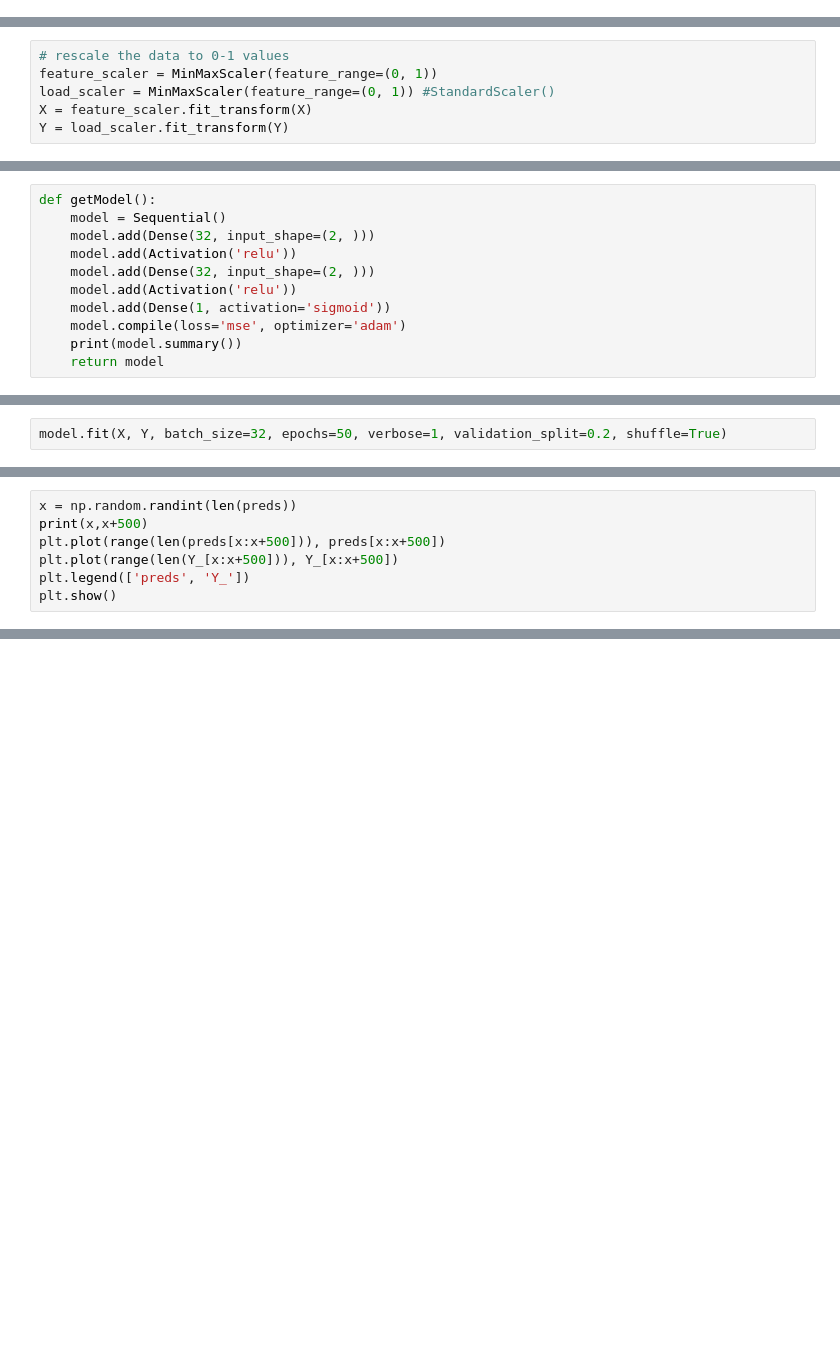
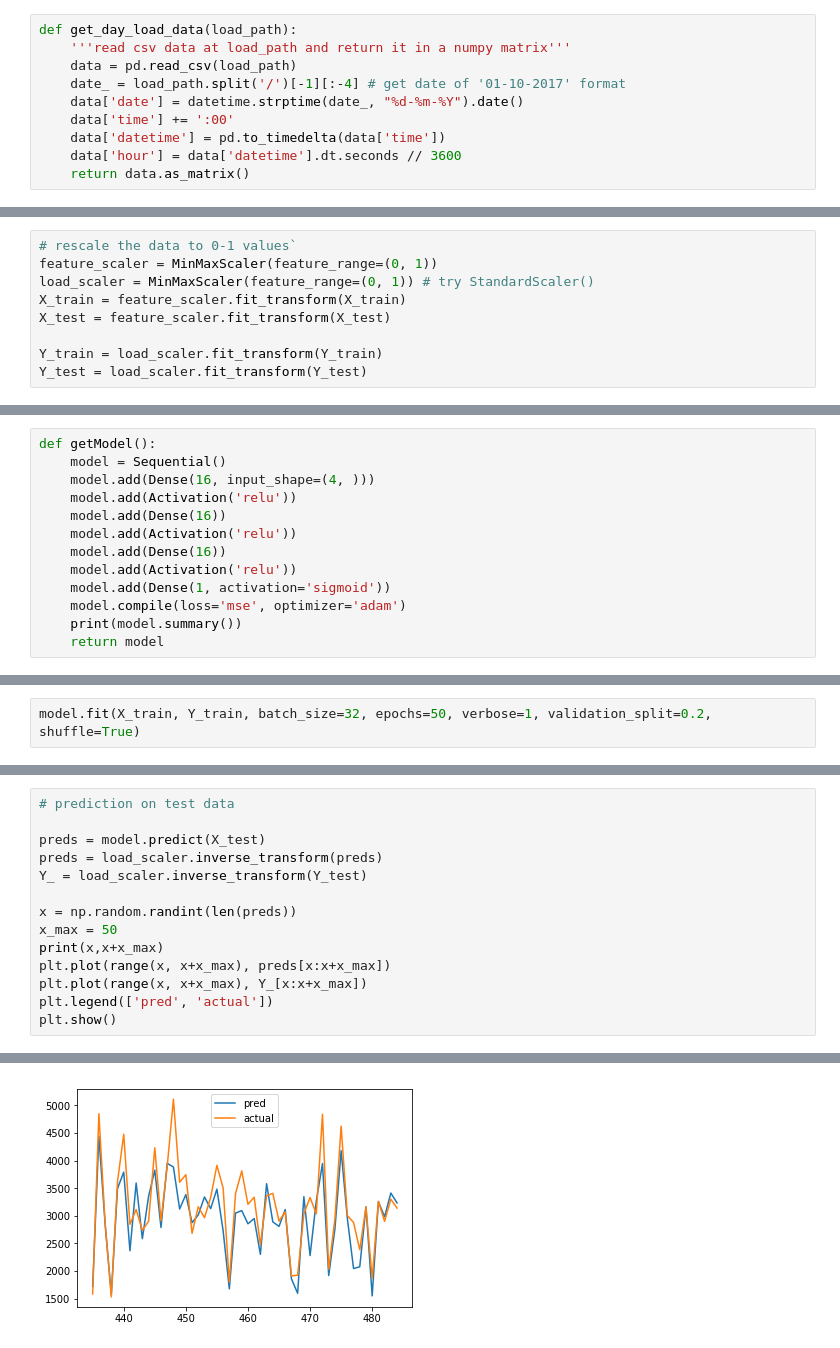
Before and after one commit to pyaf/load_forecasting, a Jupyter notebook: data/FFNN.ipynb, the cells around one changed output, grey strips where cells are left out. Saved outputs shown, nothing was run; the diff lists cells and outputs as text; blank space fills up the shorter version.

```diff
--- a/data/FFNN.ipynb
+++ b/data/FFNN.ipynb
@@ -12,4 +13,14 @@ import pandas as pd
 import matplotlib.pyplot as plt
 from utils import *
 %matplotlib inline
+# %%
+def get_day_load_data(load_path):
+    '''read csv data at load_path and return it in a numpy matrix'''
+    data = pd.read_csv(load_path)
+    date_ = load_path.split('/')[-1][:-4] # get date of '01-10-2017' format
+    data['date'] = datetime.strptime(date_, "%d-%m-%Y").date()
+    data['time'] += ':00'
+    data['datetime'] = pd.to_timedelta(data['time'])
+    data['hour'] = data['datetime'].dt.seconds // 3600
+    return data.as_matrix()
 # %%
@@ -53,6 +77,9 @@ Y = data[:, -1].reshape(-1, 1) # load, reshaped to 2D
 # %%
-# rescale the data to 0-1 values
+# rescale the data to 0-1 values`
 feature_scaler = MinMaxScaler(feature_range=(0, 1))
-load_scaler = MinMaxScaler(feature_range=(0, 1)) #StandardScaler()
-X = feature_scaler.fit_transform(X)
-Y = load_scaler.fit_transform(Y)
+load_scaler = MinMaxScaler(feature_range=(0, 1)) # try StandardScaler()
+X_train = feature_scaler.fit_transform(X_train)
+X_test = feature_scaler.fit_transform(X_test)
+
+Y_train = load_scaler.fit_transform(Y_train)
+Y_test = load_scaler.fit_transform(Y_test)
@@ -61,9 +90,11 @@ X.shape, Y.shape
 # %%
 def getModel():
     model = Sequential()
-    model.add(Dense(32, input_shape=(2, )))
+    model.add(Dense(16, input_shape=(4, )))
     model.add(Activation('relu'))
-    model.add(Dense(32, input_shape=(2, )))
+    model.add(Dense(16))
+    model.add(Activation('relu'))
+    model.add(Dense(16))
     model.add(Activation('relu'))
     model.add(Dense(1, activation='sigmoid'))
     model.compile(loss='mse', optimizer='adam')
@@ -74,2 +123,2 @@ model = getModel()
 # %%
-model.fit(X, Y, batch_size=32, epochs=50, verbose=1, validation_split=0.2, shuffle=True)
+model.fit(X_train, Y_train, batch_size=32, epochs=50, verbose=1, validation_split=0.2, shuffle=True)
@@ -80,7 +144,15 @@ Y_ = load_scaler.inverse_transform(Y)
 # %%
+# prediction on test data
+
+preds = model.predict(X_test)
+preds = load_scaler.inverse_transform(preds)
+Y_ = load_scaler.inverse_transform(Y_test)
+
 x = np.random.randint(len(preds))
-print(x,x+500)
-plt.plot(range(len(preds[x:x+500])), preds[x:x+500])
-plt.plot(range(len(Y_[x:x+500])), Y_[x:x+500])
-plt.legend(['preds', 'Y_'])
+x_max = 50
+print(x,x+x_max)
+plt.plot(range(x, x+x_max), preds[x:x+x_max])
+plt.plot(range(x, x+x_max), Y_[x:x+x_max])
+plt.legend(['pred', 'actual'])
 plt.show()
+# %% [output]
@@ -86,0 +160 @@ plt.show()
+[figure, added]
```
Also changed, not shown: parts of 13 cells of this notebook.
